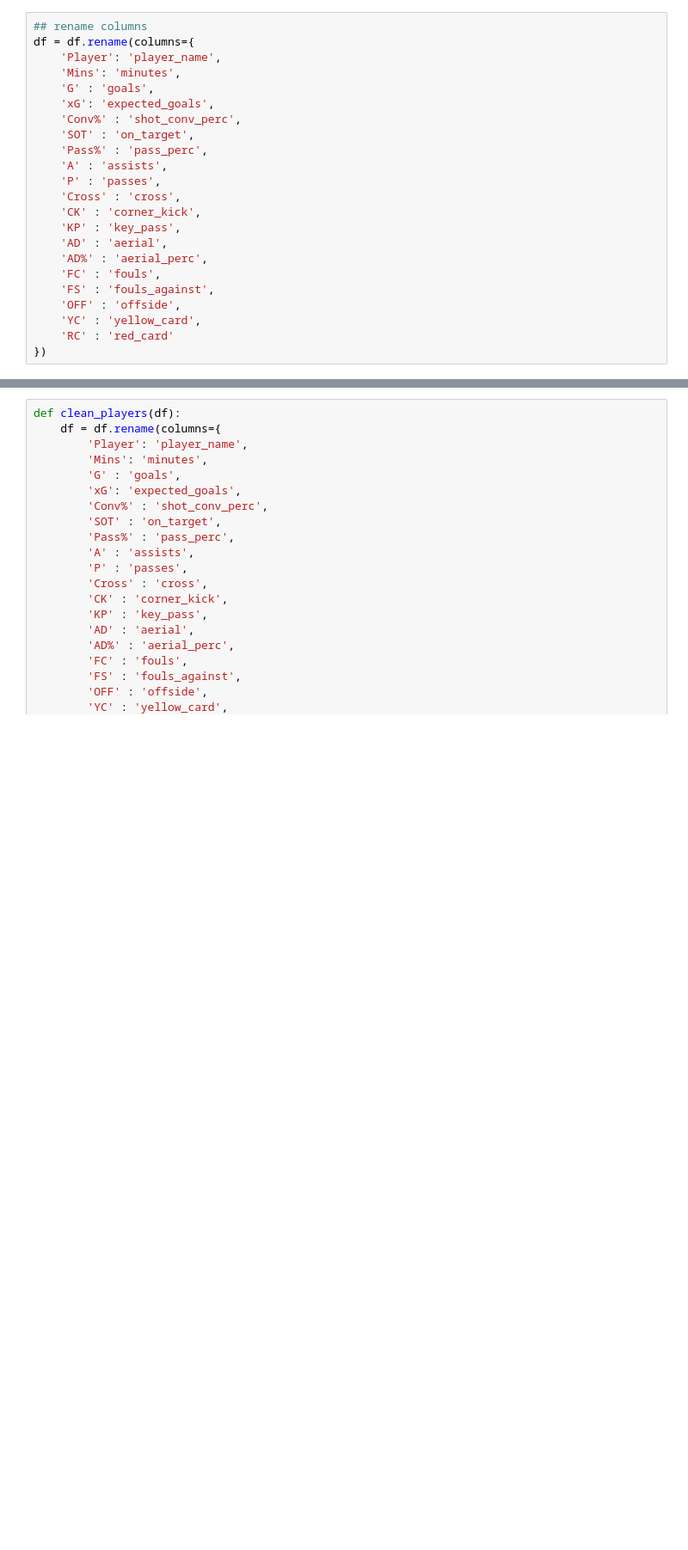
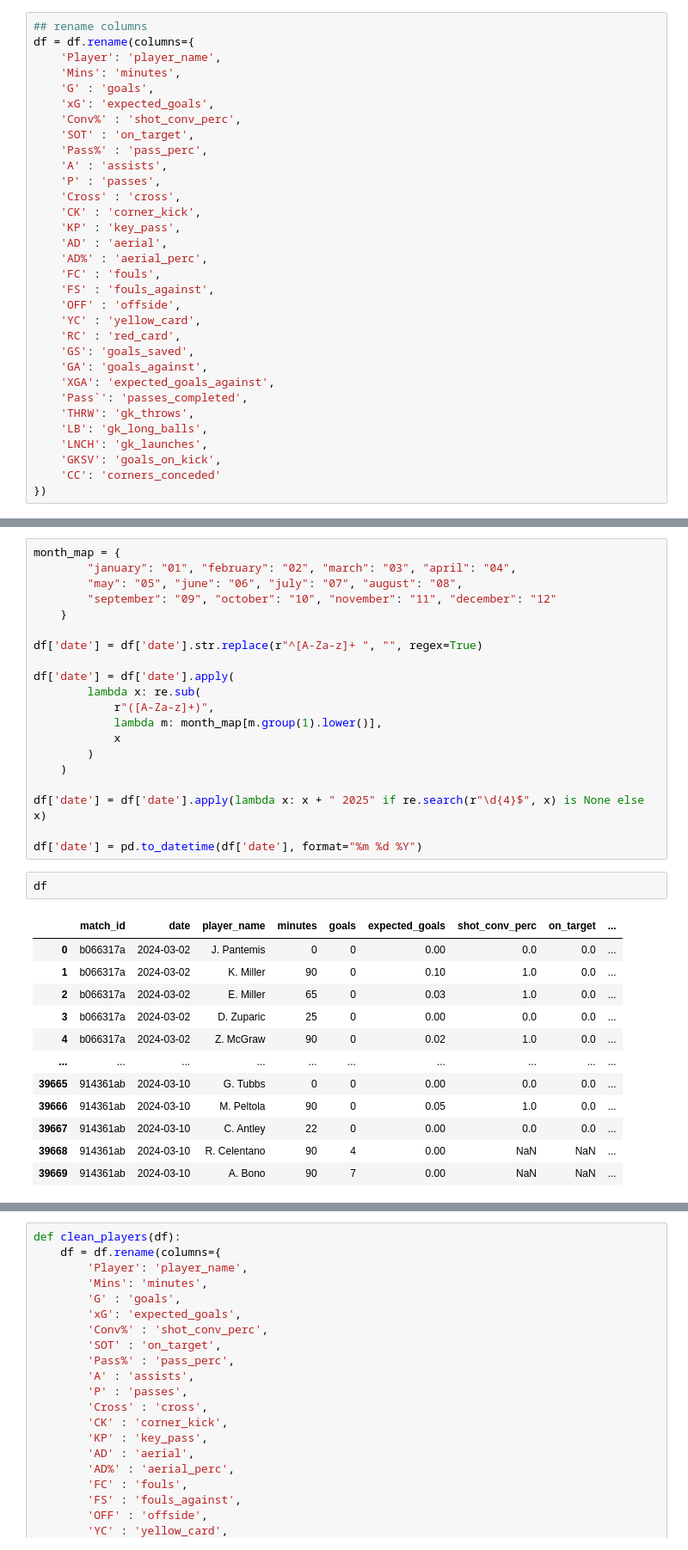
Before and after one commit to diffeyn/MLS, a Jupyter notebook: data_scripts/cleaning/clean_matches_players.ipynb, the cells around one changed output, grey strips where cells are left out. Shown at 86% size. Drawn from its saved outputs; the diff is of its cells as text; blank space fills up the shorter version.

```diff
--- a/data_scripts/cleaning/clean_matches_players.ipynb
+++ b/data_scripts/cleaning/clean_matches_players.ipynb
@@ -46,7 +87,16 @@ df = df.rename(columns={
     'FS' : 'fouls_against',
     'OFF' : 'offside',
     'YC' : 'yellow_card',
-    'RC' : 'red_card'
+    'RC' : 'red_card',
+    'GS': 'goals_saved',
+    'GA': 'goals_against',
+    'XGA': 'expected_goals_against',
+    'Pass`': 'passes_completed',
+    'THRW': 'gk_throws',
+    'LB': 'gk_long_balls',
+    'LNCH': 'gk_launches',
+    'GKSV': 'goals_on_kick',
+    'CC': 'corners_conceded'
 })
 # %%
 ## move match_id to the front
@@ -54,0 +105,35 @@ df = df[['match_id'] + [col for col in df.columns if col != 'match_id']]
+# %%
+month_map = {
+        "january": "01", "february": "02", "march": "03", "april": "04",
+        "may": "05", "june": "06", "july": "07", "august": "08",
+        "september": "09", "october": "10", "november": "11", "december": "12"
+    }
+
+df['date'] = df['date'].str.replace(r"^[A-Za-z]+ ", "", regex=True)
+
+df['date'] = df['date'].apply(
+        lambda x: re.sub(
+            r"([A-Za-z]+)",
+            lambda m: month_map[m.group(1).lower()],
+            x
+        )
+    )
+
+df['date'] = df['date'].apply(lambda x: x + " 2025" if re.search(r"\d{4}$", x) is None else x)
+
+df['date'] = pd.to_datetime(df['date'], format="%m %d %Y")
+# %%
+df
+# %% [output]
+|  | match_id | date | player_name | minutes | goals | expected_goals | shot_conv_perc | on_target | ... |
+| 0 | b066317a | 2024-03-02 | J. Pantemis | 0 | 0 | 0.00 | 0.0 | 0.0 | ... |
+| 1 | b066317a | 2024-03-02 | K. Miller | 90 | 0 | 0.10 | 1.0 | 0.0 | ... |
+| 2 | b066317a | 2024-03-02 | E. Miller | 65 | 0 | 0.03 | 1.0 | 0.0 | ... |
+| 3 | b066317a | 2024-03-02 | D. Zuparic | 25 | 0 | 0.00 | 0.0 | 0.0 | ... |
+| 4 | b066317a | 2024-03-02 | Z. McGraw | 90 | 0 | 0.02 | 1.0 | 0.0 | ... |
+| ... | ... | ... | ... | ... | ... | ... | ... | ... | ... |
+| 39665 | 914361ab | 2024-03-10 | G. Tubbs | 0 | 0 | 0.00 | 0.0 | 0.0 | ... |
+| 39666 | 914361ab | 2024-03-10 | M. Peltola | 90 | 0 | 0.05 | 1.0 | 0.0 | ... |
+| 39667 | 914361ab | 2024-03-10 | C. Antley | 22 | 0 | 0.00 | 0.0 | 0.0 | ... |
+| 39668 | 914361ab | 2024-03-10 | R. Celentano | 90 | 4 | 0.00 | NaN | NaN | ... |
+| 39669 | 914361ab | 2024-03-10 | A. Bono | 90 | 7 | 0.00 | NaN | NaN | ... |
```
Also changed, not shown: parts of 16 cells of this notebook, 26 other files.
